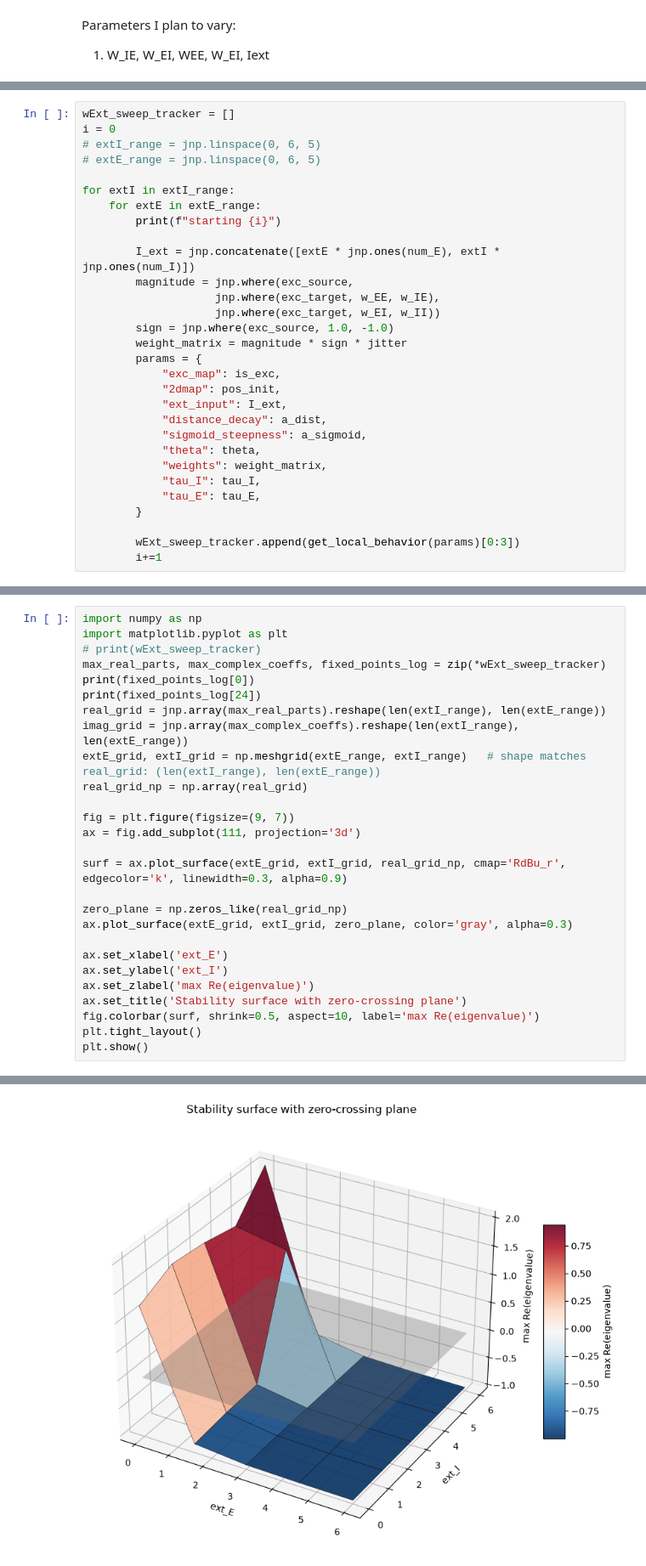
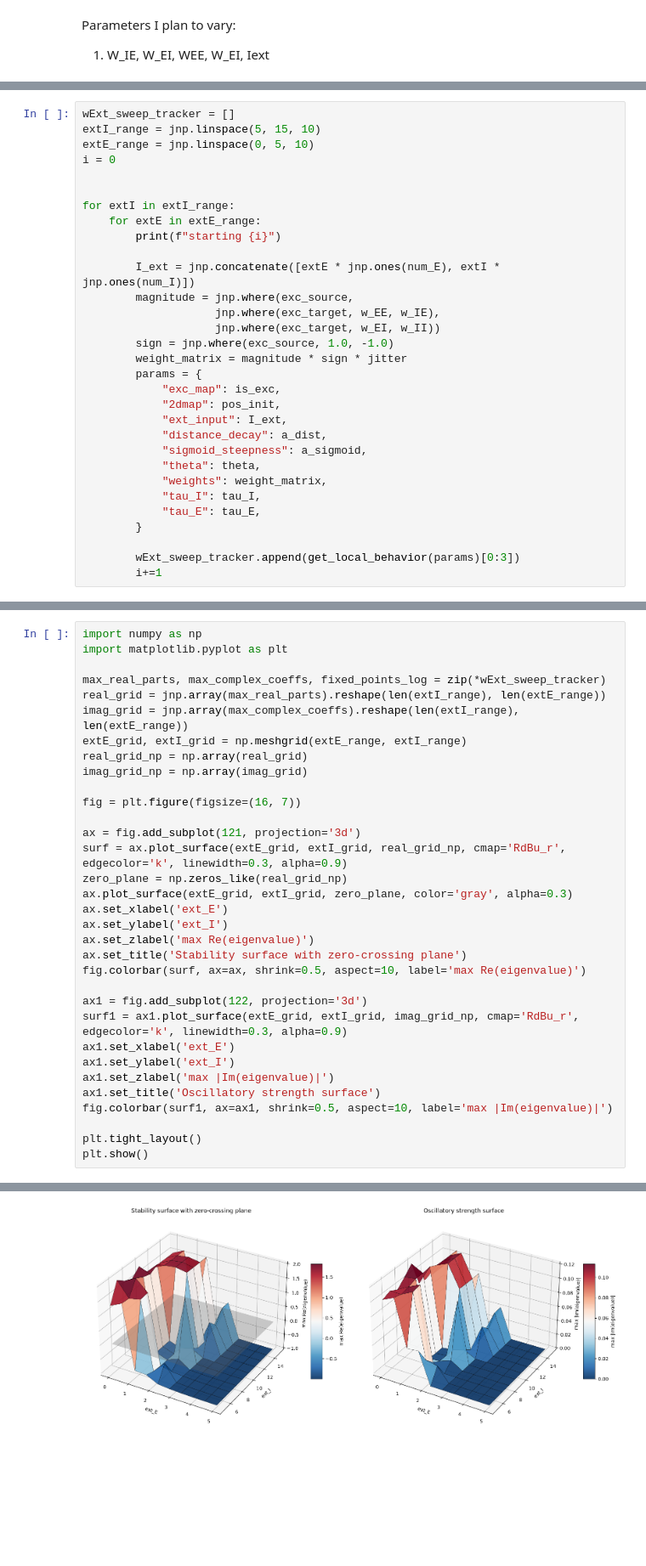
Before and after one commit to rzheng1232/miv-project, a Jupyter notebook: wilson-cowen-model/explore_wc.ipynb, the cells around one changed output, grey strips where cells are left out. Shown at 85% size. Saved outputs shown, nothing was run; the diff lists cells and outputs as text; blank space fills up the shorter version.

Commit message:
refined eigenanalysis explanations or observations. Made more polished graphs

```diff
--- a/wilson-cowen-model/explore_wc.ipynb
+++ b/wilson-cowen-model/explore_wc.ipynb
@@ -304,8 +304,9 @@ plt.show()
 # %%
 wExt_sweep_tracker = []
+extI_range = jnp.linspace(5, 15, 10)
+extE_range = jnp.linspace(0, 5, 10)
 i = 0
-# extI_range = jnp.linspace(0, 6, 5)
-# extE_range = jnp.linspace(0, 6, 5)
+
 
 for extI in extI_range:
     for extE in extE_range:
@@ -352,28 +353,34 @@ starting 24
 # %%
 import numpy as np
 import matplotlib.pyplot as plt
-# print(wExt_sweep_tracker)
+
 max_real_parts, max_complex_coeffs, fixed_points_log = zip(*wExt_sweep_tracker)
-print(fixed_points_log[0])
-print(fixed_points_log[24])
 real_grid = jnp.array(max_real_parts).reshape(len(extI_range), len(extE_range))
 imag_grid = jnp.array(max_complex_coeffs).reshape(len(extI_range), len(extE_range))
-extE_grid, extI_grid = np.meshgrid(extE_range, extI_range)   # shape matches real_grid: (len(extI_range), len(extE_range))
+extE_grid, extI_grid = np.meshgrid(extE_range, extI_range)
 real_grid_np = np.array(real_grid)
+imag_grid_np = np.array(imag_grid)
 
-fig = plt.figure(figsize=(9, 7))
-ax = fig.add_subplot(111, projection='3d')
+fig = plt.figure(figsize=(16, 7))
 
+ax = fig.add_subplot(121, projection='3d')
 surf = ax.plot_surface(extE_grid, extI_grid, real_grid_np, cmap='RdBu_r', edgecolor='k', linewidth=0.3, alpha=0.9)
-
 zero_plane = np.zeros_like(real_grid_np)
 ax.plot_surface(extE_grid, extI_grid, zero_plane, color='gray', alpha=0.3)
-
 ax.set_xlabel('ext_E')
 ax.set_ylabel('ext_I')
 ax.set_zlabel('max Re(eigenvalue)')
 ax.set_title('Stability surface with zero-crossing plane')
-fig.colorbar(surf, shrink=0.5, aspect=10, label='max Re(eigenvalue)')
+fig.colorbar(surf, ax=ax, shrink=0.5, aspect=10, label='max Re(eigenvalue)')
+
+ax1 = fig.add_subplot(122, projection='3d')
+surf1 = ax1.plot_surface(extE_grid, extI_grid, imag_grid_np, cmap='RdBu_r', edgecolor='k', linewidth=0.3, alpha=0.9)
+ax1.set_xlabel('ext_E')
+ax1.set_ylabel('ext_I')
+ax1.set_zlabel('max |Im(eigenvalue)|')
+ax1.set_title('Oscillatory strength surface')
+fig.colorbar(surf1, ax=ax1, shrink=0.5, aspect=10, label='max |Im(eigenvalue)|')
+
 plt.tight_layout()
 plt.show()
 # %% [output]
@@ -397 +387 @@ plt.show()
-[figure, old version]
+[figure, new version]
```
Also changed, not shown: parts of 8 cells of this notebook, 1 other file.
